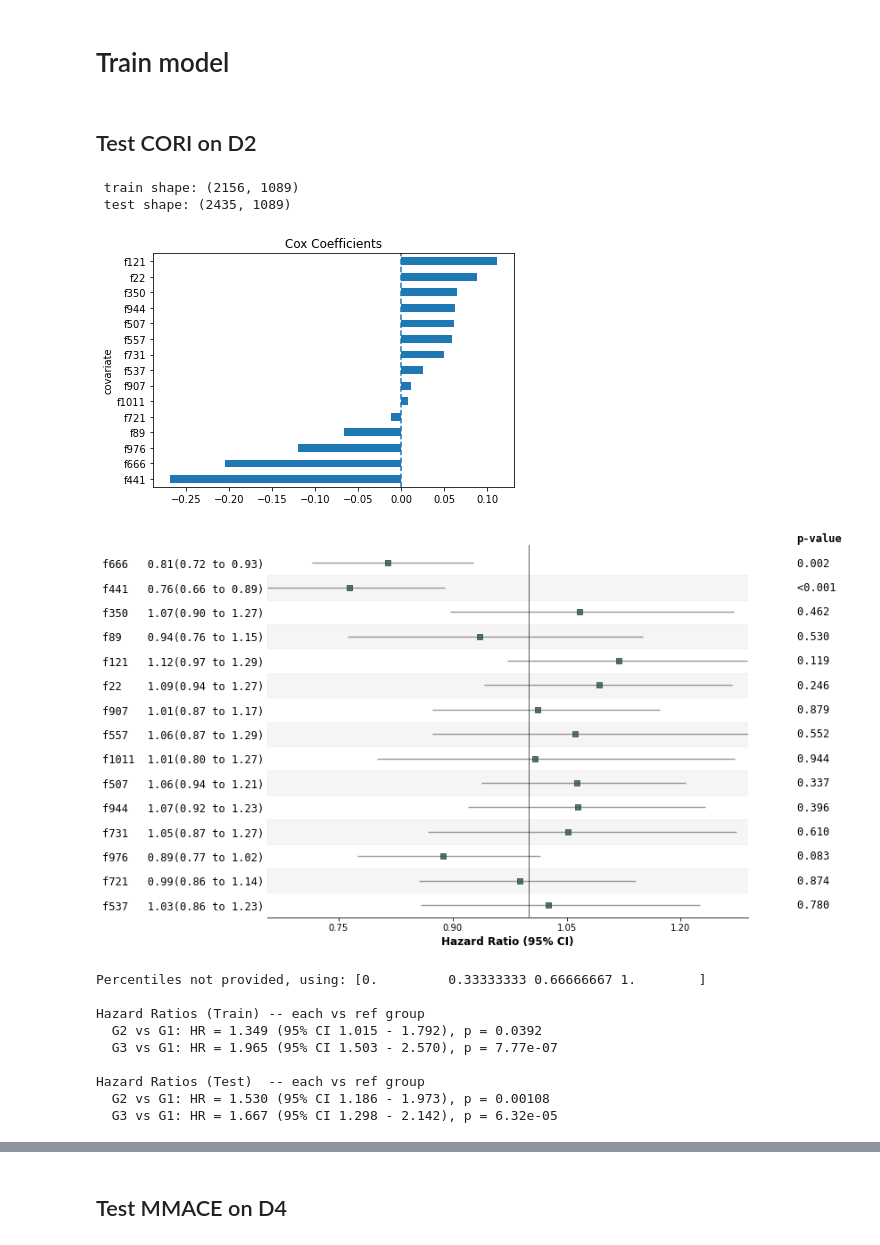
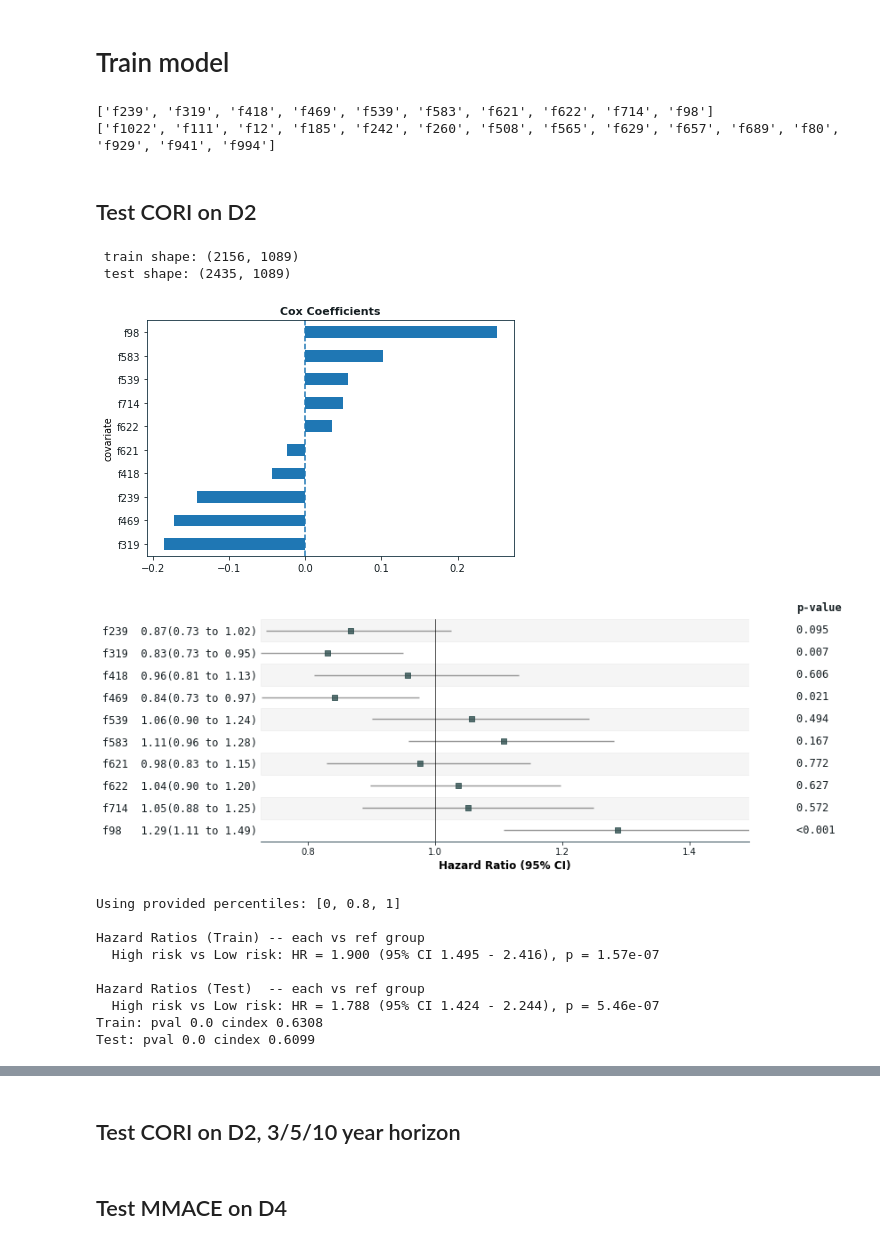
Before and after one commit to rdharini2001/CORI_dev, a Jupyter notebook: 101_CORI_analysis.ipynb, the cells around one changed output, grey strips where cells are left out. Cells and saved outputs as stored; diff of their text form; code cells hidden in the pictures.

```diff
--- a/101_CORI_analysis.ipynb
+++ b/101_CORI_analysis.ipynb
@@ -179,0 +262,6 @@ def score_thresholds(values):
+# %%
+PROJECT_DIR = Path("/mnt/c/Users/ap4si/OneDrive - Emory/Data/Shared_data/people/Dharini_Raghavan/CORI/CORI_dev_code/") #Path.home() / "Documents" / "GitHub" / "CORI_dev"
+# SRC_DIR = PROJECT_DIR / "code/src"
+
+# if str(PROJECT_DIR) not in sys.path:
+#     sys.path.insert(0, str(PROJECT_DIR))
@@ -767,4 +826,18 @@ print(mmace_features)
 # %% [markdown]
 # Train model
+# %%
+from src2.train import train_cox_model
+
+# cori_features = ['f98', 'f260', 'f989', 'f728', 'f319', 'f80', 'f440', 'f735', 'f689', 'f119']
+# mmace_features = ['f319', 'f0', 'f54', 'f265', 'f248', 'f4', 'f742', 'f517', 'f380', 'f494']
+
+cori_features =  sorted(cori_tuned_model.feature_columns)
+mmace_features =  sorted(mmace_tuned_model.feature_columns)
+
+print(cori_features)
+print(mmace_features)
+# %% [output]
+['f239', 'f319', 'f418', 'f469', 'f539', 'f583', 'f621', 'f622', 'f714', 'f98']
+['f1022', 'f111', 'f12', 'f185', 'f242', 'f260', 'f508', 'f565', 'f629', 'f657', 'f689', 'f80', 'f929', 'f941', 'f994']
 # %% [markdown]
 ## Test CORI on D2
@@ -778,25 +844,55 @@ print(mmace_features)
 # %%
-outputs = train_cox_model(train_df = meanpool["D1_cori"],
-    test_df = meanpool["D2_cori"],
-    selected_features = cori_features,
+col_list = cori_features
+
+temp_train_df = main_cohort_dict["D1_cori"].copy().dropna(subset=col_list)
+temp_test_df = main_cohort_dict["D2_cori"].copy().dropna(subset=col_list)
+
+# temp_train_df = main_cohort_dict["D1_cori_residualised"].copy().dropna(subset=col_list)
+# temp_test_df = main_cohort_dict["D2_cori_residualised"].copy().dropna(subset=col_list)
+
+
+outputs = train_cox_model(
+    temp_train_df,
+    temp_test_df,
+    selected_features=col_list,
     time_col= time_col,
     event_col= event_col,
     organ_name="organ",
-    save_dir=None,
-    plot_km=True,
-    plot_groups=[3],
-    verbose=True)
+    verbose=True,
+    plot_groups=[2],
+    percentiles=[0, 0.8, 1],
+    penalizer = 0.01
+)
+# plt.savefig(FIGURE_DIR + "kmcurve_snap.svg", dpi=300, bbox_inches="tight")
+
+temp_train_df['CORI_risk_score'] = outputs["train_df"]['risk_score']
+temp_test_df['CORI_risk_score'] = outputs["test_df"]['risk_score']
+results = outputs["results"]
+
+cori_train_median_risk = temp_train_df['CORI_risk_score'].median()
+temp_train_df['CORI_risk_score_group'] = temp_train_df['CORI_risk_score'].apply(lambda x: 1 if x >= cori_train_median_risk else 0)
+temp_test_df['CORI_risk_score_group'] = temp_test_df['CORI_risk_score'].apply(lambda x: 1 if x >= cori_train_median_risk else 0)
+
+cori_train_df = temp_train_df.copy()
+cori_test_df = temp_test_df.copy()
+
+## adding for SHAP analysis
+cori_model    = outputs["cox_model"]
+cori_features = col_list
+
+print("Train: pval",  round(results['train']['p_value'], 4), "cindex", round(results['train']['c_index'], 4) )
+print("Test: pval",  round(results['test']['p_value'], 4), "cindex", round(results['test']['c_index'], 4) )
 # %% [output]
  train shape: (2156, 1089)
  test shape: (2435, 1089)
-[figure, old version]
+[figure, new version]
-[figure, old version]
+[figure, new version]
-Percentiles not provided, using: [0.         0.33333333 0.66666667 1.        ]
+Using provided percentiles: [0, 0.8, 1]
 
 Hazard Ratios (Train) -- each vs ref group
-  G2 vs G1: HR = 1.349 (95% CI 1.015 - 1.792), p = 0.0392
-  G3 vs G1: HR = 1.965 (95% CI 1.503 - 2.570), p = 7.77e-07
+  High risk vs Low risk: HR = 1.900 (95% CI 1.495 - 2.416), p = 1.57e-07
 
 Hazard Ratios (Test)  -- each vs ref group
-  G2 vs G1: HR = 1.530 (95% CI 1.186 - 1.973), p = 0.00108
-  G3 vs G1: HR = 1.667 (95% CI 1.298 - 2.142), p = 6.32e-05
+  High risk vs Low risk: HR = 1.788 (95% CI 1.424 - 2.244), p = 5.46e-07
+Train: pval 0.0 cindex 0.6308
+Test: pval 0.0 cindex 0.6099
@@ -803,0 +917,2 @@ Hazard Ratios (Test)  -- each vs ref group
+# %% [markdown]
+## Test CORI on D2, 3/5/10 year horizon
```
Also changed, not shown: parts of 95 cells of this notebook, 5 other files.
